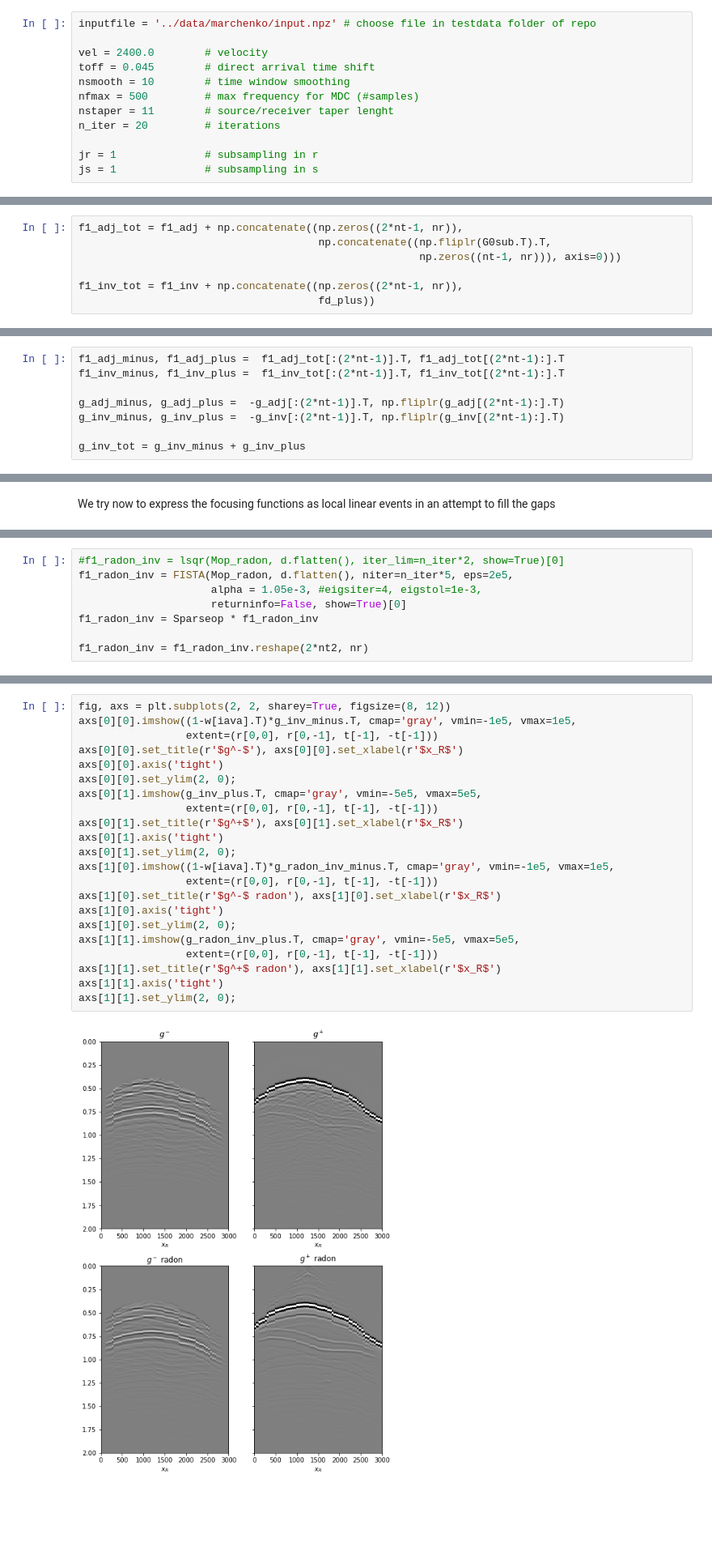
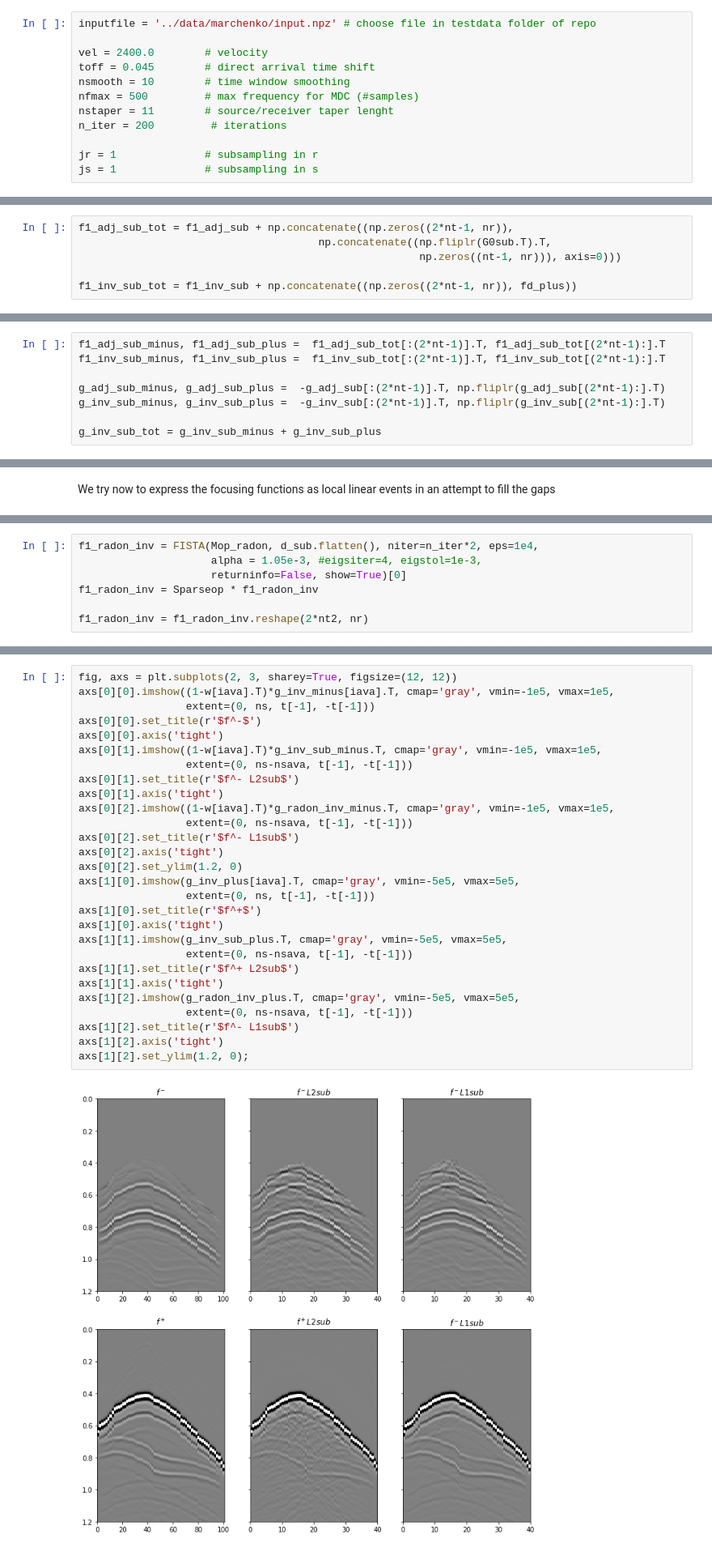
Before and after one commit to PyLops/pylops_notebooks, a Jupyter notebook: developement/Marchenko_missing.ipynb, the cells around one changed output, grey strips where cells are left out. Shown at 81% size. Drawn from its saved outputs; the diff is of its cells as text; blank space fills up the shorter version.

```diff
--- a/developement/Marchenko_missing.ipynb
+++ b/developement/Marchenko_missing.ipynb
@@ -45,7 +50,7 @@ toff = 0.045        # direct arrival time shift
 nsmooth = 10        # time window smoothing
 nfmax = 500         # max frequency for MDC (#samples)
 nstaper = 11        # source/receiver taper lenght
-n_iter = 20         # iterations
+n_iter = 200         # iterations
 
 jr = 1              # subsampling in r
 js = 1              # subsampling in s
@@ -288,12 +426,11 @@ itn   =      20   r2norm = 6.6e+04   acond = 3.9e+01   xnorm  = 2.5e+07
 # %% [markdown]
 Add initial guess to estimated focusing functions
 # %%
-f1_adj_tot = f1_adj + np.concatenate((np.zeros((2*nt-1, nr)),
+f1_adj_sub_tot = f1_adj_sub + np.concatenate((np.zeros((2*nt-1, nr)),
                                       np.concatenate((np.fliplr(G0sub.T).T,
                                                       np.zeros((nt-1, nr))), axis=0)))
 
-f1_inv_tot = f1_inv + np.concatenate((np.zeros((2*nt-1, nr)),
-                                      fd_plus))
+f1_inv_sub_tot = f1_inv_sub + np.concatenate((np.zeros((2*nt-1, nr)), fd_plus))
 # %% [markdown]
 Estimate Green's functions
 # %%
@@ -305,13 +442,13 @@ g_inv = g_inv.reshape(2*(2*nt-1), nsava)
 # %% [markdown]
 Extract up and down focusing and Green's functions from model vectors
 # %%
-f1_adj_minus, f1_adj_plus =  f1_adj_tot[:(2*nt-1)].T, f1_adj_tot[(2*nt-1):].T
-f1_inv_minus, f1_inv_plus =  f1_inv_tot[:(2*nt-1)].T, f1_inv_tot[(2*nt-1):].T
+f1_adj_sub_minus, f1_adj_sub_plus =  f1_adj_sub_tot[:(2*nt-1)].T, f1_adj_sub_tot[(2*nt-1):].T
+f1_inv_sub_minus, f1_inv_sub_plus =  f1_inv_sub_tot[:(2*nt-1)].T, f1_inv_sub_tot[(2*nt-1):].T
 
-g_adj_minus, g_adj_plus =  -g_adj[:(2*nt-1)].T, np.fliplr(g_adj[(2*nt-1):].T)
-g_inv_minus, g_inv_plus =  -g_inv[:(2*nt-1)].T, np.fliplr(g_inv[(2*nt-1):].T)
+g_adj_sub_minus, g_adj_sub_plus =  -g_adj_sub[:(2*nt-1)].T, np.fliplr(g_adj_sub[(2*nt-1):].T)
+g_inv_sub_minus, g_inv_sub_plus =  -g_inv_sub[:(2*nt-1)].T, np.fliplr(g_inv_sub[(2*nt-1):].T)
 
-g_inv_tot = g_inv_minus + g_inv_plus
+g_inv_sub_tot = g_inv_sub_minus + g_inv_sub_plus
 # %% [markdown]
 Visualization
 # %%
@@ -492,6 +627,5 @@ axs[1].axis('tight');
 # %%
-#f1_radon_inv = lsqr(Mop_radon, d.flatten(), iter_lim=n_iter*2, show=True)[0]
-f1_radon_inv = FISTA(Mop_radon, d.flatten(), niter=n_iter*5, eps=2e5,
+f1_radon_inv = FISTA(Mop_radon, d_sub.flatten(), niter=n_iter*2, eps=1e4,
                      alpha = 1.05e-3, #eigsiter=4, eigstol=1e-3,
                      returninfo=False, show=True)[0]
 f1_radon_inv = Sparseop * f1_radon_inv
@@ -580,24 +720,30 @@ axs[1][1].set_ylim(1, -1);
 # %%
-fig, axs = plt.subplots(2, 2, sharey=True, figsize=(8, 12))
-axs[0][0].imshow((1-w[iava].T)*g_inv_minus.T, cmap='gray', vmin=-1e5, vmax=1e5,
-                 extent=(r[0,0], r[0,-1], t[-1], -t[-1]))
-axs[0][0].set_title(r'$g^-$'), axs[0][0].set_xlabel(r'$x_R$')
+fig, axs = plt.subplots(2, 3, sharey=True, figsize=(12, 12))
+axs[0][0].imshow((1-w[iava].T)*g_inv_minus[iava].T, cmap='gray', vmin=-1e5, vmax=1e5,
+                 extent=(0, ns, t[-1], -t[-1]))
+axs[0][0].set_title(r'$f^-$')
 axs[0][0].axis('tight')
-axs[0][0].set_ylim(2, 0);
-axs[0][1].imshow(g_inv_plus.T, cmap='gray', vmin=-5e5, vmax=5e5,
-                 extent=(r[0,0], r[0,-1], t[-1], -t[-1]))
-axs[0][1].set_title(r'$g^+$'), axs[0][1].set_xlabel(r'$x_R$')
+axs[0][1].imshow((1-w[iava].T)*g_inv_sub_minus.T, cmap='gray', vmin=-1e5, vmax=1e5,
+                 extent=(0, ns-nsava, t[-1], -t[-1]))
+axs[0][1].set_title(r'$f^- L2sub$')
 axs[0][1].axis('tight')
-axs[0][1].set_ylim(2, 0);
-axs[1][0].imshow((1-w[iava].T)*g_radon_inv_minus.T, cmap='gray', vmin=-1e5, vmax=1e5,
-                 extent=(r[0,0], r[0,-1], t[-1], -t[-1]))
-axs[1][0].set_title(r'$g^-$ radon'), axs[1][0].set_xlabel(r'$x_R$')
+axs[0][2].imshow((1-w[iava].T)*g_radon_inv_minus.T, cmap='gray', vmin=-1e5, vmax=1e5,
+                 extent=(0, ns-nsava, t[-1], -t[-1]))
+axs[0][2].set_title(r'$f^- L1sub$')
+axs[0][2].axis('tight')
+axs[0][2].set_ylim(1.2, 0)
+axs[1][0].imshow(g_inv_plus[iava].T, cmap='gray', vmin=-5e5, vmax=5e5,
+                 extent=(0, ns, t[-1], -t[-1]))
+axs[1][0].set_title(r'$f^+$')
 axs[1][0].axis('tight')
-axs[1][0].set_ylim(2, 0);
-axs[1][1].imshow(g_radon_inv_plus.T, cmap='gray', vmin=-5e5, vmax=5e5,
-                 extent=(r[0,0], r[0,-1], t[-1], -t[-1]))
-axs[1][1].set_title(r'$g^+$ radon'), axs[1][1].set_xlabel(r'$x_R$')
+axs[1][1].imshow(g_inv_sub_plus.T, cmap='gray', vmin=-5e5, vmax=5e5,
+                 extent=(0, ns-nsava, t[-1], -t[-1]))
+axs[1][1].set_title(r'$f^+ L2sub$')
 axs[1][1].axis('tight')
-axs[1][1].set_ylim(2, 0);
+axs[1][2].imshow(g_radon_inv_plus.T, cmap='gray', vmin=-5e5, vmax=5e5,
+                 extent=(0, ns-nsava, t[-1], -t[-1]))
+axs[1][2].set_title(r'$f^- L1sub$')
+axs[1][2].axis('tight')
+axs[1][2].set_ylim(1.2, 0);
 # %% [output]
-[figure, old version]
+[figure, new version]
```
Also changed, not shown: parts of 30 cells of this notebook.
